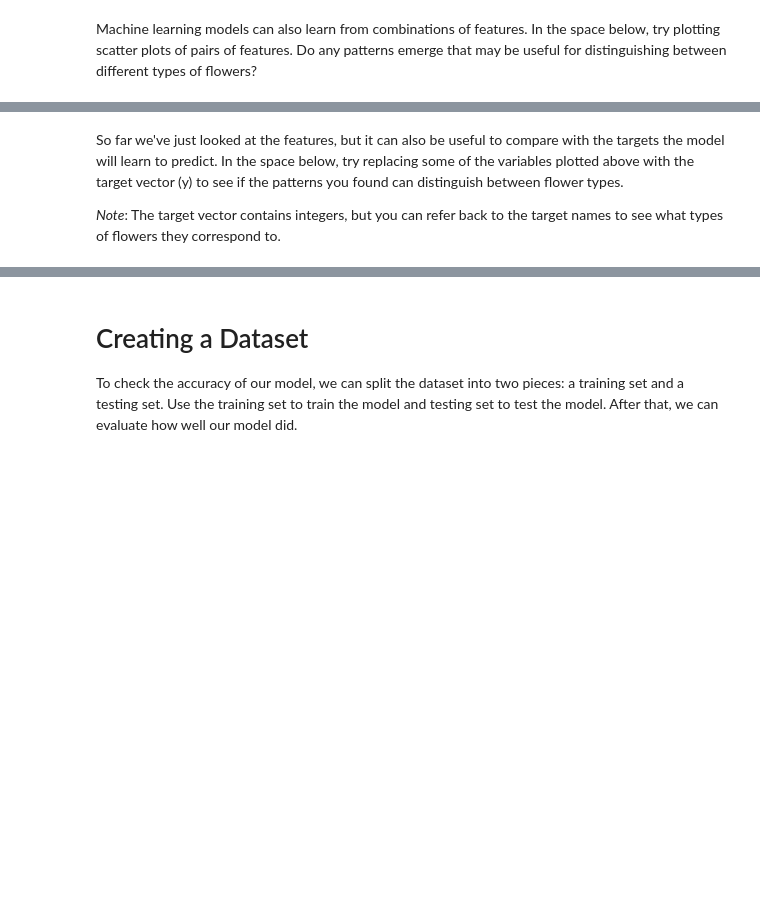
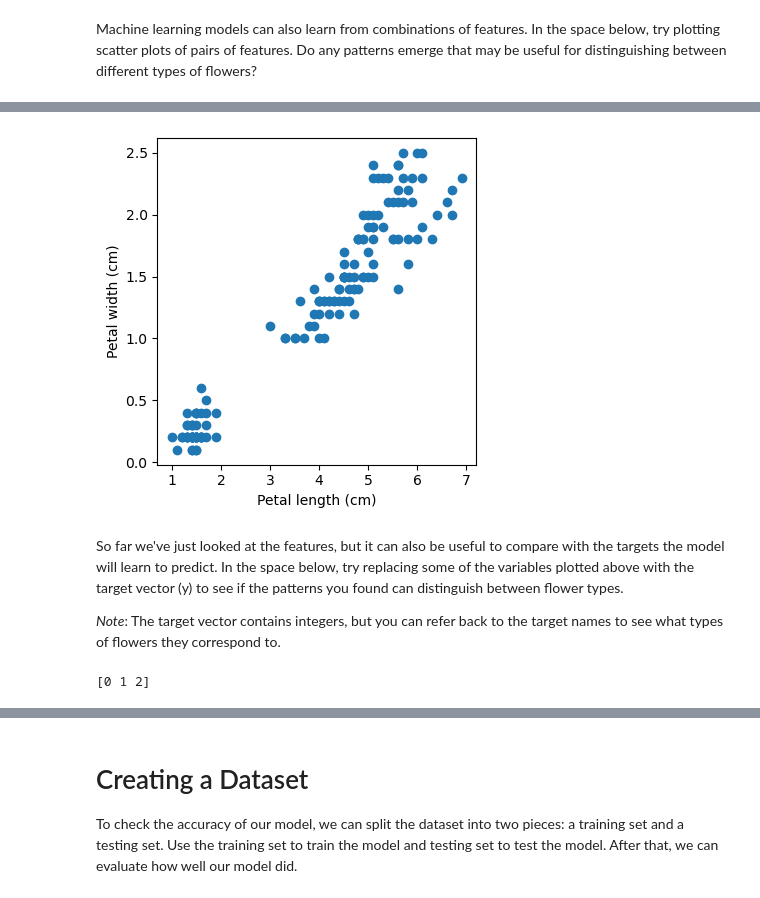
Before and after one commit to hollandra/RosettaBootcamp, a Jupyter notebook: tutorials/ML_classification.ipynb, the cells around one changed output, grey strips where cells are left out. Saved outputs shown, nothing was run; the diff lists cells and outputs as text; code cells hidden in the pictures; blank space fills up the shorter version.

```diff
--- a/tutorials/ML_classification.ipynb
+++ b/tutorials/ML_classification.ipynb
@@ -86,14 +117,30 @@ sepal_width = X[:, 1]
 # %%
 import matplotlib.pyplot as plt
 
 petal_length = X[:, 2]
 petal_width = X[:, 3]
 
-#Your answer below
+plt.figure(figsize=(4,4))
+plt.scatter(
+    petal_length,
+    petal_width,
+)
+plt.xlabel("Petal length (cm)")
+plt.ylabel("Petal width (cm)")
+
+plt.tight_layout()
+plt.show()
+# %% [output]
+[figure, added]
 # %% [markdown]
 So far we've just looked at the features, but it can also be useful to compare with the targets the model will learn to predict. In the space below, try replacing some of the variables plotted above with the target vector (y) to see if the patterns you found can distinguish between flower types.
 
 _Note_: The target vector contains integers, but you can refer back to the target names to see what types of flowers they correspond to.
+# %%
+import numpy as np
+print(np.unique(y))
+# %% [output]
+[0 1 2]
 # %%
 import matplotlib.pyplot as plt
 
```
Also changed, not shown: parts of 18 cells of this notebook.
